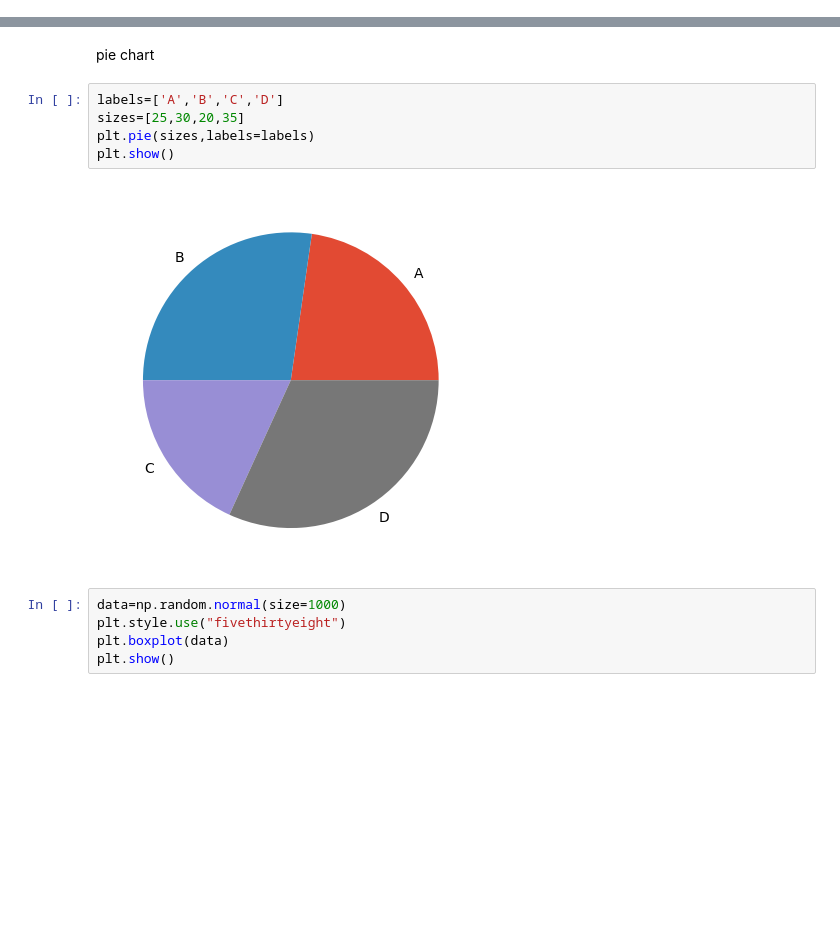
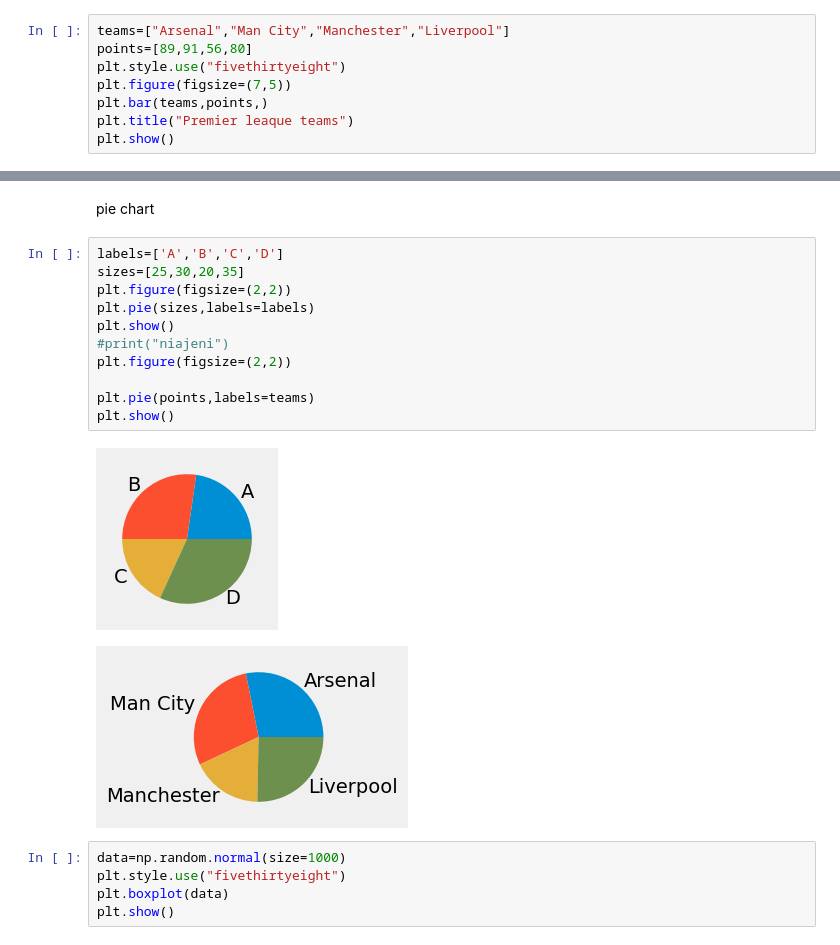
Before and after one commit to SilbaB/Data-School, a Jupyter notebook: matplotlib.ipynb, the cells around one changed output, grey strips where cells are left out. Cells and saved outputs as stored; diff of their text form; blank space fills up the shorter version.

```diff
--- a/matplotlib.ipynb
+++ b/matplotlib.ipynb
@@ -57,3 +69,11 @@ plt.show()
 [figure]
 # %% [markdown]
 Histogram
+# %%
+teams=["Arsenal","Man City","Manchester","Liverpool"]
+points=[89,91,56,80]
+plt.style.use("fivethirtyeight")
+plt.figure(figsize=(7,5))
+plt.bar(teams,points,)
+plt.title("Premier leaque teams")
+plt.show()
@@ -132,10 +135,17 @@ pie chart
 # %%
 labels=['A','B','C','D']
 sizes=[25,30,20,35]
+plt.figure(figsize=(2,2))
 plt.pie(sizes,labels=labels)
 plt.show()
+#print("niajeni")
+plt.figure(figsize=(2,2))
+
+plt.pie(points,labels=teams)
+plt.show()
 # %% [output]
-[figure, old version]
+[figure, new version]
+[figure, added]
 # %%
 data=np.random.normal(size=1000)
 plt.style.use("fivethirtyeight")
```
Also changed, not shown: parts of 11 cells of this notebook.
